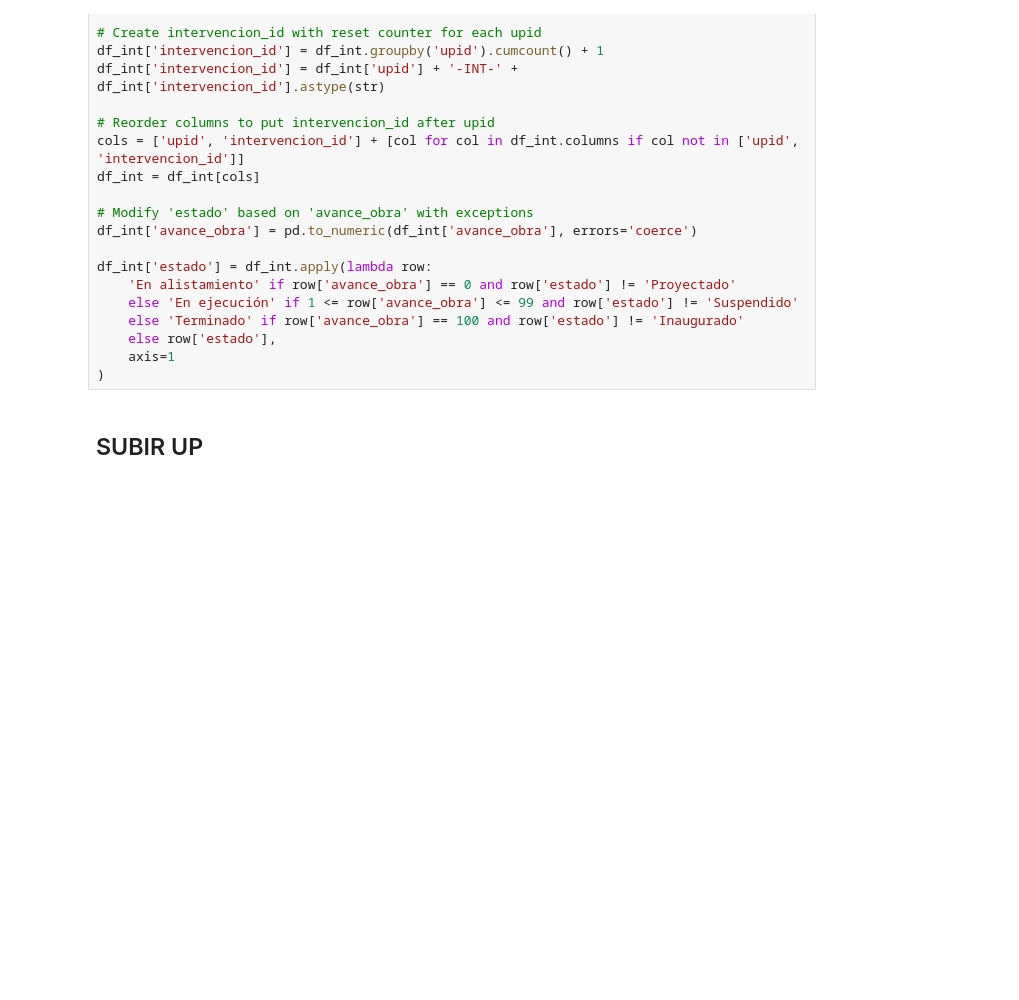
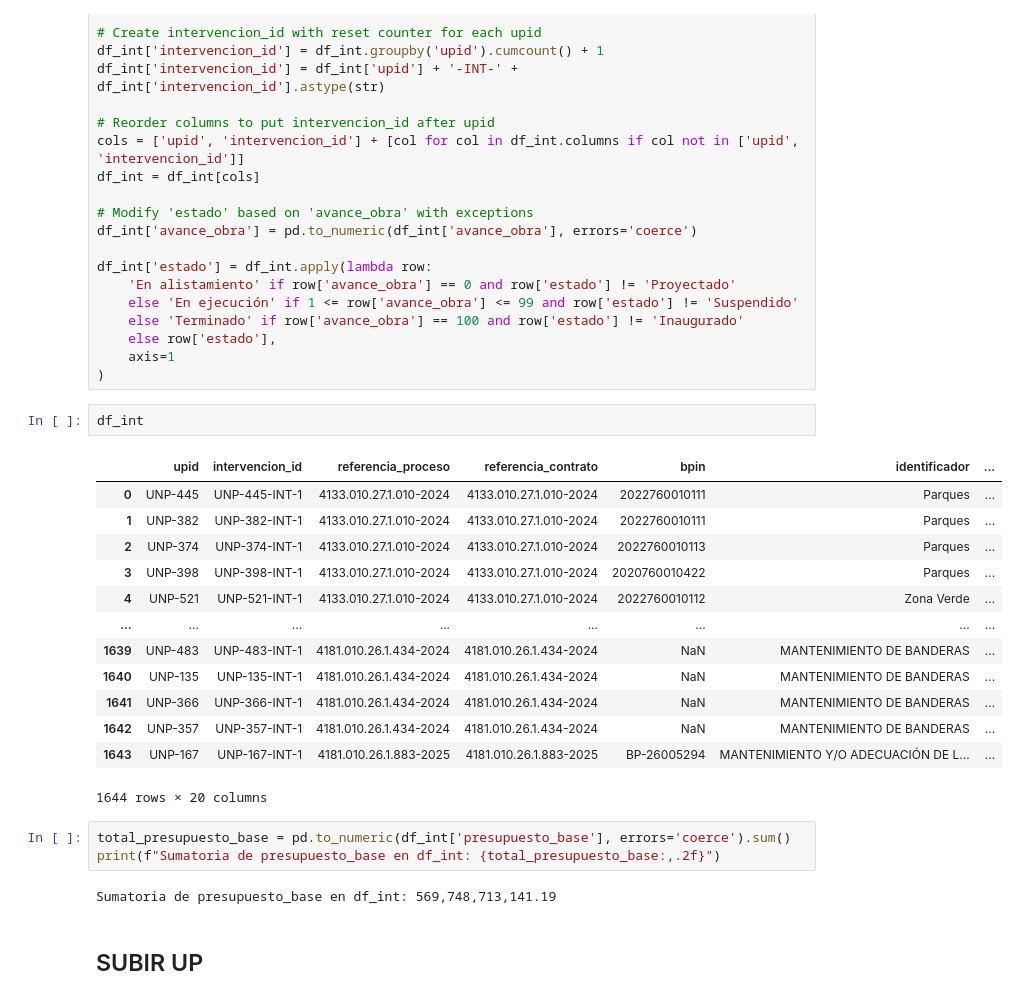
Before and after one commit to Juanpgm/proyectos_cali_alcaldia_etl, a Jupyter notebook: pipelines/unidades_proyecto_new_schema.ipynb, the cells around one changed output. Saved outputs shown, nothing was run; the diff lists cells and outputs as text; blank space fills up the shorter version.

```diff
--- a/pipelines/unidades_proyecto_new_schema.ipynb
+++ b/pipelines/unidades_proyecto_new_schema.ipynb
@@ -262,6 +262,27 @@ df_int['estado'] = df_int.apply(lambda row:
     else row['estado'],
     axis=1
 )
+# %%
+df_int
+# %% [output]
+|  | upid | intervencion_id | referencia_proceso | referencia_contrato | bpin | identificador | ... |
+| 0 | UNP-445 | UNP-445-INT-1 | 4133.010.27.1.010-2024 | 4133.010.27.1.010-2024 | 2022760010111 | Parques | ... |
+| 1 | UNP-382 | UNP-382-INT-1 | 4133.010.27.1.010-2024 | 4133.010.27.1.010-2024 | 2022760010111 | Parques | ... |
+| 2 | UNP-374 | UNP-374-INT-1 | 4133.010.27.1.010-2024 | 4133.010.27.1.010-2024 | 2022760010113 | Parques | ... |
+| 3 | UNP-398 | UNP-398-INT-1 | 4133.010.27.1.010-2024 | 4133.010.27.1.010-2024 | 2020760010422 | Parques | ... |
+| 4 | UNP-521 | UNP-521-INT-1 | 4133.010.27.1.010-2024 | 4133.010.27.1.010-2024 | 2022760010112 | Zona Verde | ... |
+| ... | ... | ... | ... | ... | ... | ... | ... |
+| 1639 | UNP-483 | UNP-483-INT-1 | 4181.010.26.1.434-2024 | 4181.010.26.1.434-2024 | NaN | MANTENIMIENTO DE BANDERAS | ... |
+| 1640 | UNP-135 | UNP-135-INT-1 | 4181.010.26.1.434-2024 | 4181.010.26.1.434-2024 | NaN | MANTENIMIENTO DE BANDERAS | ... |
+| 1641 | UNP-366 | UNP-366-INT-1 | 4181.010.26.1.434-2024 | 4181.010.26.1.434-2024 | NaN | MANTENIMIENTO DE BANDERAS | ... |
+| 1642 | UNP-357 | UNP-357-INT-1 | 4181.010.26.1.434-2024 | 4181.010.26.1.434-2024 | NaN | MANTENIMIENTO DE BANDERAS | ... |
+| 1643 | UNP-167 | UNP-167-INT-1 | 4181.010.26.1.883-2025 | 4181.010.26.1.883-2025 | BP-26005294 | MANTENIMIENTO Y/O ADECUACIÓN DE L... | ... |
+1644 rows × 20 columns
+# %%
+total_presupuesto_base = pd.to_numeric(df_int['presupuesto_base'], errors='coerce').sum()
+print(f"Sumatoria de presupuesto_base en df_int: {total_presupuesto_base:,.2f}")
+# %% [output]
+Sumatoria de presupuesto_base en df_int: 569,748,713,141.19
 # %% [markdown]
 ## SUBIR UP
 # %%
```
Also changed, not shown: parts of 2 cells of this notebook, 7 other files.
